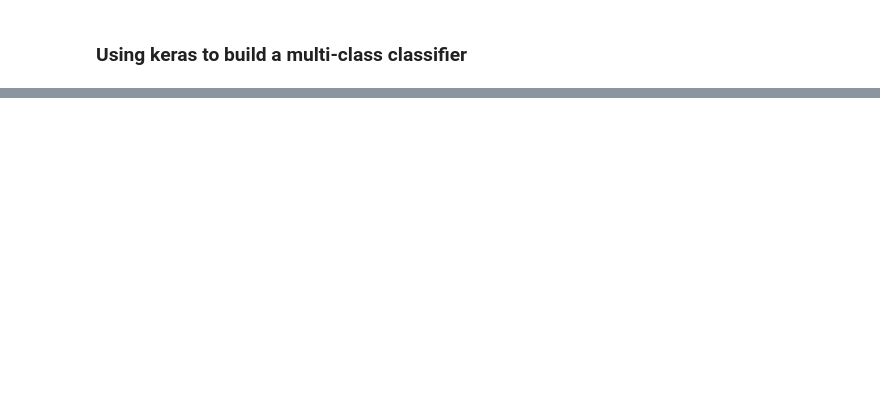
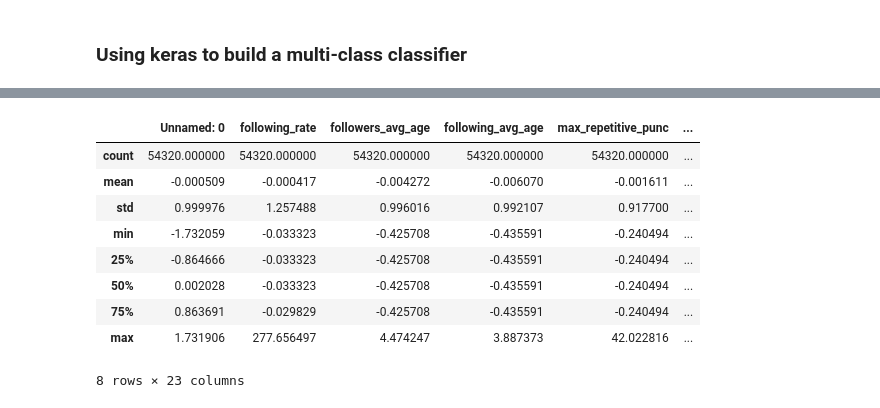
Before and after one commit to vai-bhav-m/Gon_and_Killua, a Jupyter notebook: vibe_bruv.ipynb, the cells around one changed output, grey strips where cells are left out. Saved outputs shown, nothing was run; the diff lists cells and outputs as text; code cells hidden in the pictures; blank space fills up the shorter version.

```diff
--- a/vibe_bruv.ipynb
+++ b/vibe_bruv.ipynb
@@ -281,0 +319,3 @@ from tensorflow import keras
+# %%
+df_test = pd.read_csv("data/test_age_dataset.csv")
+df_test.head()
@@ -281,0 +330,2 @@ from tensorflow import keras
+# %%
+df_test.drop(["userId"], axis=1, inplace= True)
@@ -281,0 +379,3 @@ from tensorflow import keras
+# %%
+df_test_num = df_test.drop(["tier","gender"], axis=1)
+df_test_num.head()
@@ -281,0 +390,15 @@ from tensorflow import keras
+# %%
+df_test_num = (df_test_num - Mean)/Std
+# %%
+df_test_num.describe()
+# %% [output]
+|  | Unnamed: 0 | following_rate | followers_avg_age | following_avg_age | max_repetitive_punc | ... |
+| count | 54320.000000 | 54320.000000 | 54320.000000 | 54320.000000 | 54320.000000 | ... |
+| mean | -0.000509 | -0.000417 | -0.004272 | -0.006070 | -0.001611 | ... |
+| std | 0.999976 | 1.257488 | 0.996016 | 0.992107 | 0.917700 | ... |
+| min | -1.732059 | -0.033323 | -0.425708 | -0.435591 | -0.240494 | ... |
+| 25% | -0.864666 | -0.033323 | -0.425708 | -0.435591 | -0.240494 | ... |
+| 50% | 0.002028 | -0.033323 | -0.425708 | -0.435591 | -0.240494 | ... |
+| 75% | 0.863691 | -0.029829 | -0.425708 | -0.435591 | -0.240494 | ... |
+| max | 1.731906 | 277.656497 | 4.474247 | 3.887373 | 42.022816 | ... |
+8 rows × 23 columns
```
Also changed, not shown: parts of 36 cells of this notebook, 1 other file.
